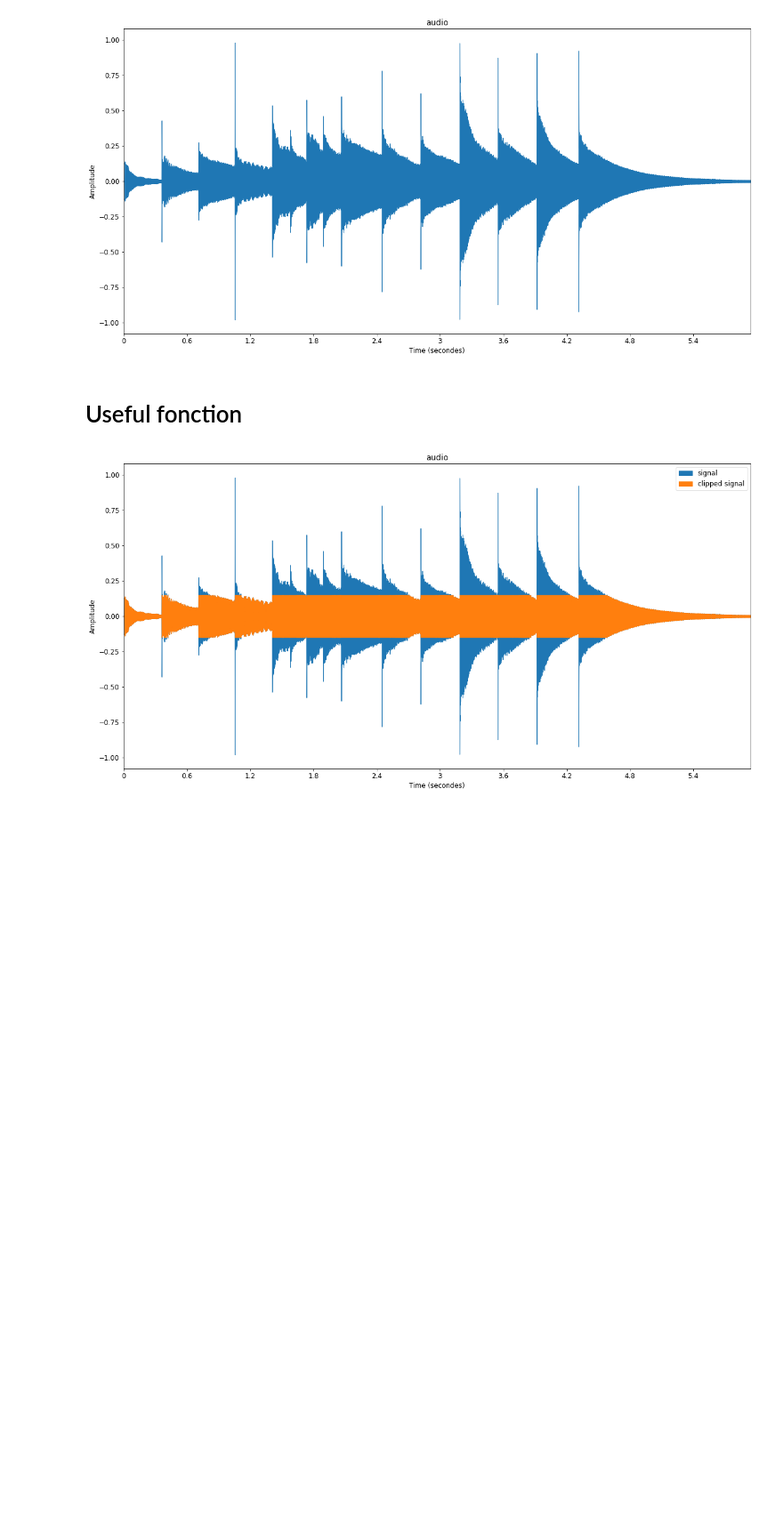
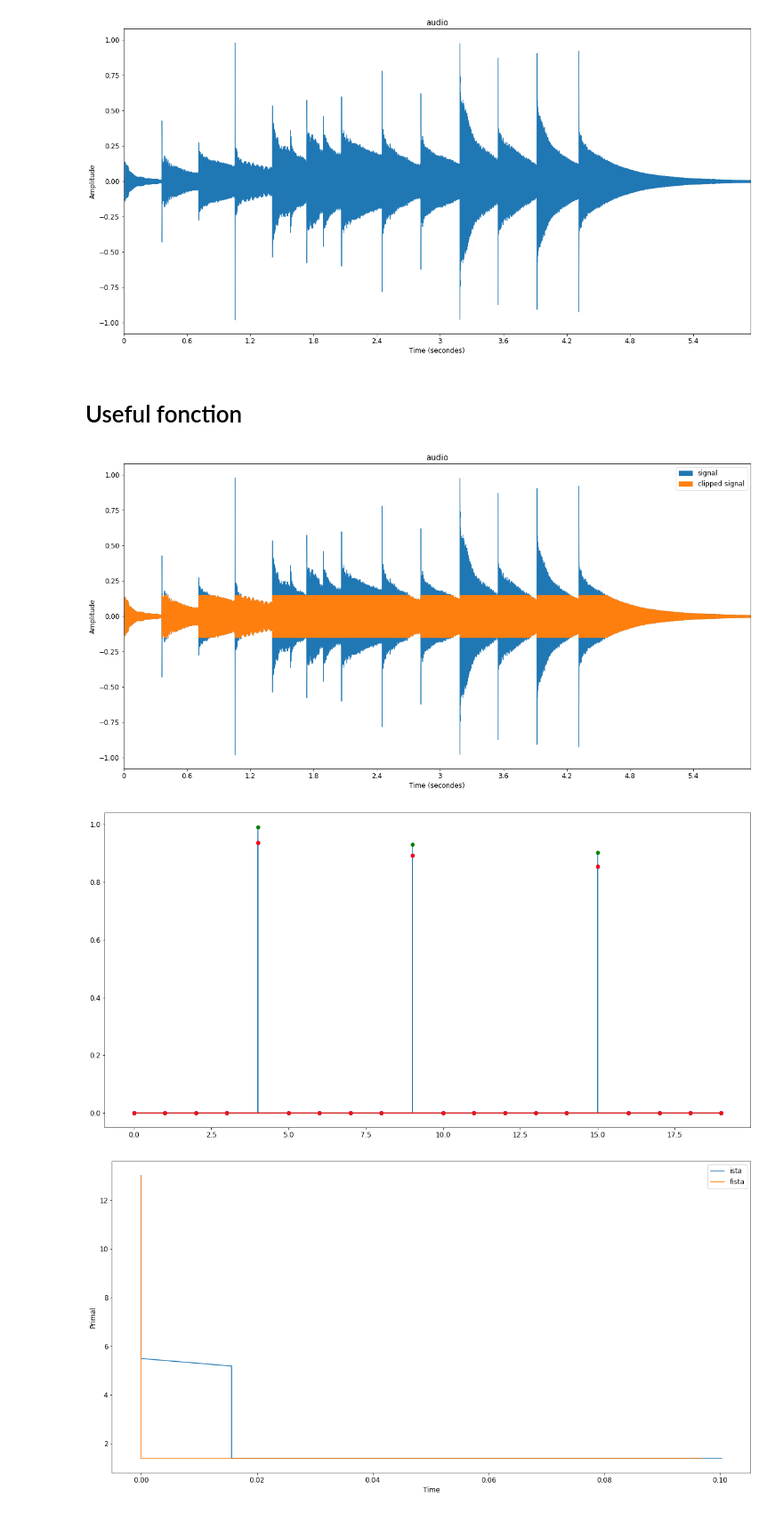
Before and after one commit to damounayman/signal_processing, a Jupyter notebook: Project_audio_signal_declipping/Audio declipping.ipynb, the cells around one changed output. Shown: that part at 89% size. Drawn from its saved outputs; the diff is of its cells as text; code cells hidden in the pictures; blank space fills up the shorter version.

```diff
--- a/Project_audio_signal_declipping/Audio declipping.ipynb
+++ b/Project_audio_signal_declipping/Audio declipping.ipynb
@@ -69,0 +74,80 @@ plt.show()
+# %%
+import time
+from math import sqrt
+import numpy as np
+from scipy import linalg
+
+rng = np.random.RandomState(42)
+m, n = 15, 20
+
+# random design
+A = rng.randn(m, n)  # random design
+
+x0 = rng.rand(n)
+x0[x0 < 0.9] = 0
+b = np.dot(A, x0)
+l = 0.5  # regularization parameter
+
+
+def soft_thresh(x, l):
+    return np.sign(x) * np.maximum(np.abs(x) - l, 0.)
+
+
+def ista(A, b, l, maxit):
+    x = np.zeros(A.shape[1])
+    pobj = []
+    L = linalg.norm(A) ** 2  # Lipschitz constant
+    time0 = time.time()
+    for _ in range(maxit):
+        x = soft_thresh(x + np.dot(A.T, b - A.dot(x)) / L, l / L)
+        this_pobj = 0.5 * linalg.norm(A.dot(x) - b) ** 2 + l * linalg.norm(x, 1)
+        pobj.append((time.time() - time0, this_pobj))
+
+    times, pobj = map(np.array, zip(*pobj))
+    return x, pobj, times
+
+
+def fista(A, b, l, maxit):
+    x = np.zeros(A.shape[1])
+    pobj = []
+    t = 1
+    z = x.copy()
+    L = linalg.norm(A) ** 2
+    time0 = time.time()
+    for _ in range(maxit):
+        xold = x.copy()
+        z = z + A.T.dot(b - A.dot(z)) / L
+        x = soft_thresh(z, l / L)
+        t0 = t
+        t = (1. + sqrt(1. + 4. * t ** 2)) / 2.
+        z = x + ((t0 - 1.) / t) * (x - xold)
+        this_pobj = 0.5 * linalg.norm(A.dot(x) - b) ** 2 + l * linalg.norm(x, 1)
+        pobj.append((time.time() - time0, this_pobj))
+
+    times, pobj = map(np.array, zip(*pobj))
+    return x, pobj, times
+
+
+maxit = 3000
+x_ista, pobj_ista, times_ista = ista(A, b, l, maxit)
+
+x_fista, pobj_fista, times_fista = fista(A, b, l, maxit)
+
+import matplotlib.pyplot as plt
+plt.close('all')
+
+plt.figure()
+plt.stem(x0, markerfmt='go')
+plt.stem(x_ista, markerfmt='bo')
+plt.stem(x_fista, markerfmt='ro')
+
+plt.figure()
+plt.plot(times_ista, pobj_ista, label='ista')
+plt.plot(times_fista, pobj_fista, label='fista')
+plt.xlabel('Time')
+plt.ylabel('Primal')
+plt.legend()
+plt.show()
+# %% [output]
+[figure, added]
+[figure, added]
```
Also changed, not shown: parts of 1 cell of this notebook, 1 other file.
